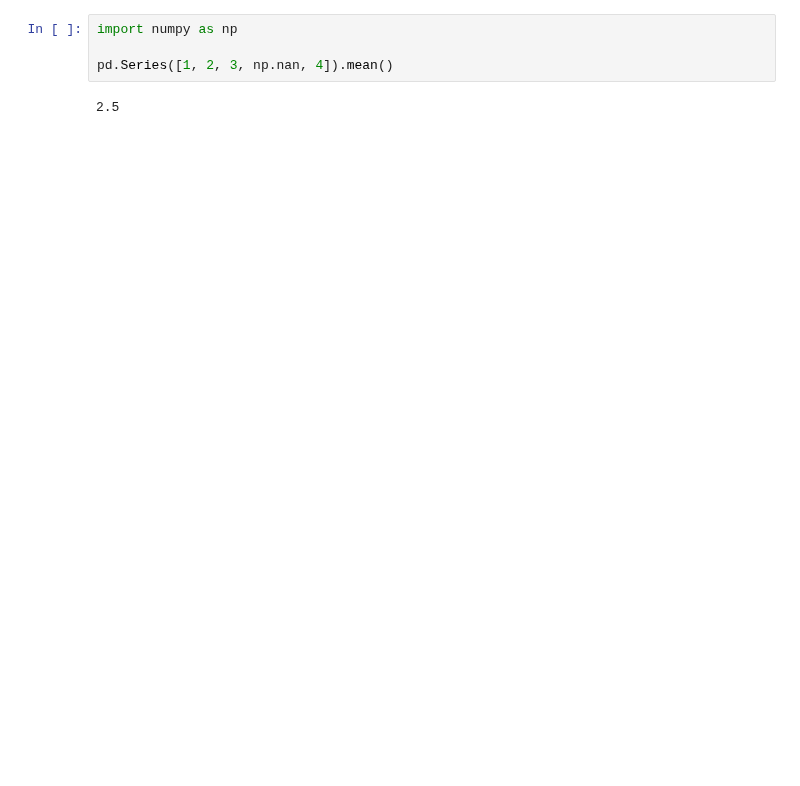
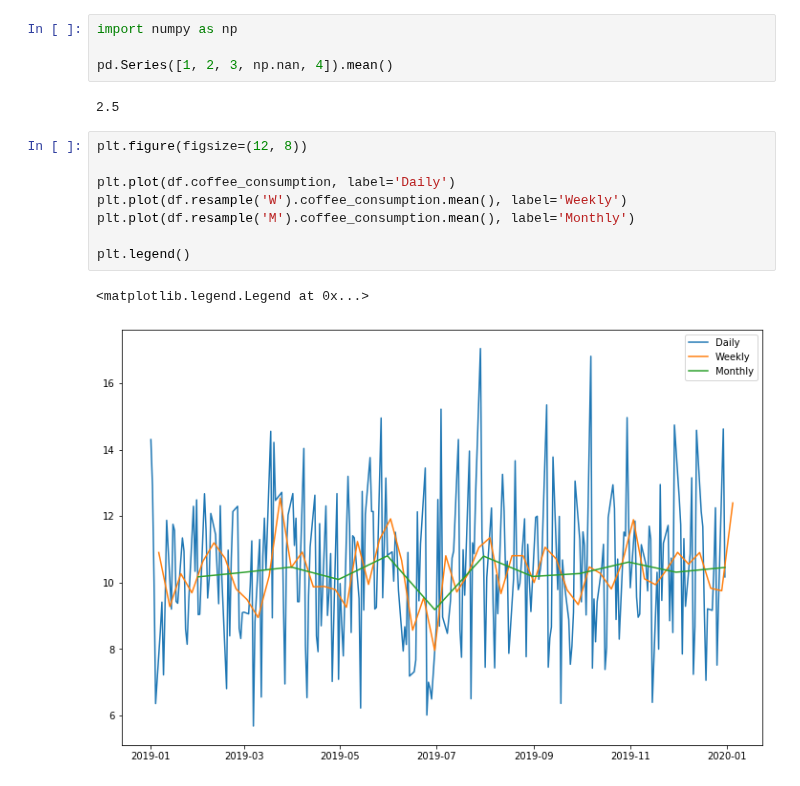
Before and after one commit to CodeupClassroom/bayes-methodologies-exercises, a Jupyter notebook: time_series/pandas-time-series.ipynb, the cells around one changed output. Drawn from its saved outputs; the diff is of its cells as text; blank space fills up the shorter version.

```diff
--- a/time_series/pandas-time-series.ipynb
+++ b/time_series/pandas-time-series.ipynb
@@ -443,3 +443,14 @@ import numpy as np
 pd.Series([1, 2, 3, np.nan, 4]).mean()
 # %% [output]
 2.5
+# %%
+plt.figure(figsize=(12, 8))
+
+plt.plot(df.coffee_consumption, label='Daily')
+plt.plot(df.resample('W').coffee_consumption.mean(), label='Weekly')
+plt.plot(df.resample('M').coffee_consumption.mean(), label='Monthly')
+
+plt.legend()
+# %% [output]
+<matplotlib.legend.Legend at 0x...>
+[figure, added]
```
Also changed, not shown: parts of 11 cells of this notebook.
